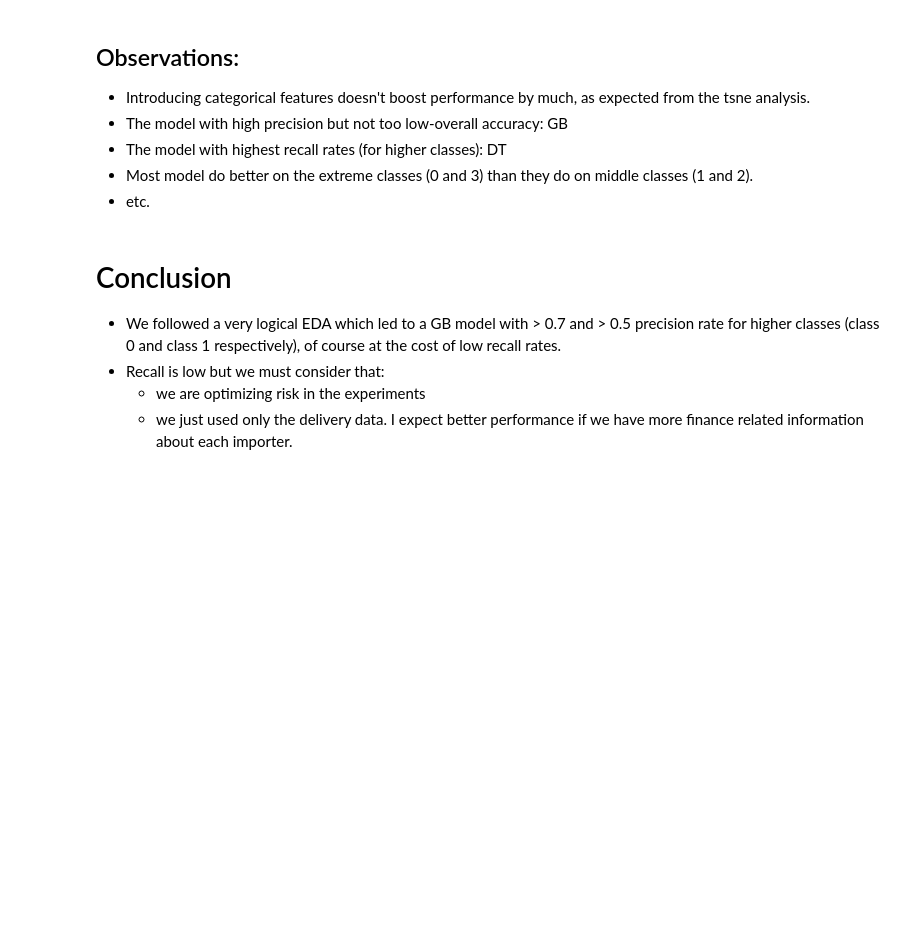
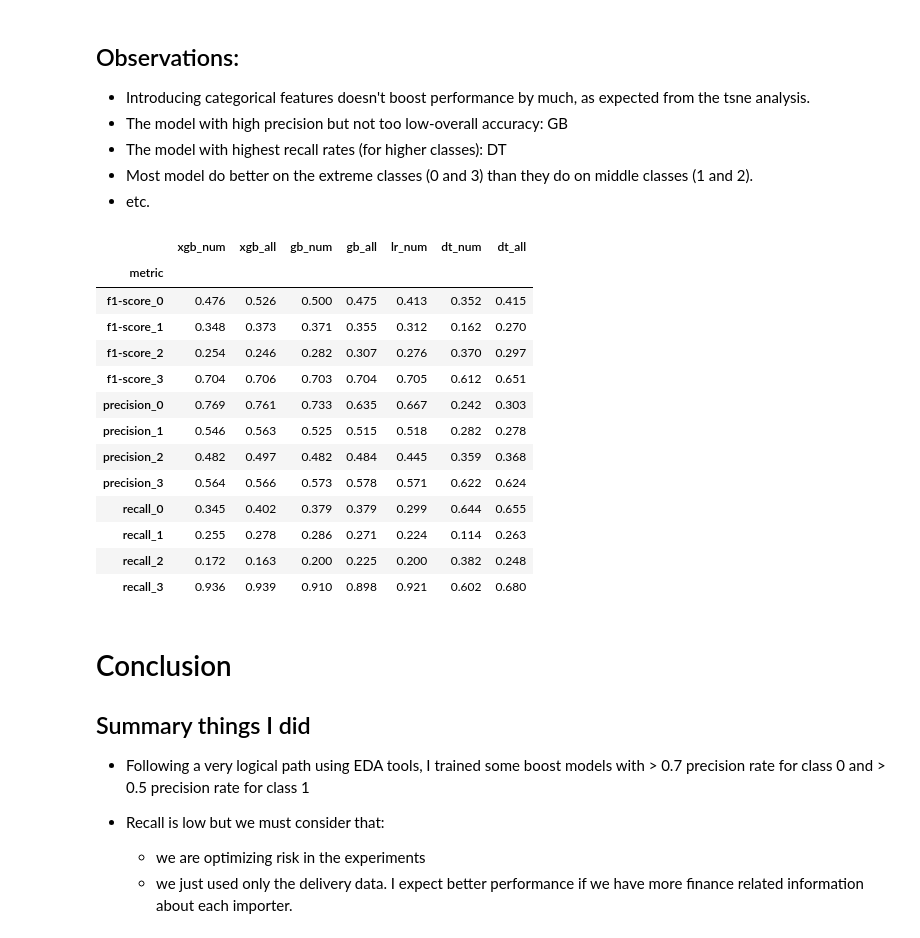
Before and after one commit to xtfocus/impgenius, a Jupyter notebook: notebooks/Skills Test Data Scientist.ipynb, the cells around one changed output. Saved outputs shown, nothing was run; the diff lists cells and outputs as text; code cells hidden in the pictures; blank space fills up the shorter version.

```diff
--- a/notebooks/Skills Test Data Scientist.ipynb
+++ b/notebooks/Skills Test Data Scientist.ipynb
@@ -906,6 +893,6 @@ dt_best.fit(X_train, y_train)
 y_val_pred_dt = dt_best.predict(X_val).astype(int)
 
 # Generate the classification report
-dt_report = classification_report(y_val, y_val_pred_dt)
-print(dt_report)
+dt_report_num = classification_report(y_val, y_val_pred_dt, output_dict=True)
+display(pd.DataFrame(dt_report_num))
 # %% [output]
@@ -1061,0 +1000,7 @@ weighted avg       0.48      0.49      0.47      1550
+# %%
+gb_best_params = hyperopt.space_eval(gb_space, gb_best_result)
+gb_best = GradientBoostingClassifier(random_state=0, **gb_best_params)
+gb_best.fit(X_train, y_train)
+y_val_pred_gb = gb_best.predict(X_val).astype(int)
+gb_report_all = classification_report(y_val, y_val_pred_gb, output_dict=True)
+display(pd.DataFrame(gb_report_all))
@@ -1061,0 +1041,13 @@ weighted avg       0.48      0.49      0.47      1550
+# %%
+dt_best_params = hyperopt.space_eval(dt_space, dt_best_result)
+
+# Train the final model with the best hyperparameters
+dt_best = DecisionTreeClassifier(random_state=0, **dt_best_params)
+dt_best.fit(X_train, y_train)
+
+# Predict on the validation set with the best model
+y_val_pred_dt = dt_best.predict(X_val).astype(int)
+
+# Generate the classification report
+dt_report_all = classification_report(y_val, y_val_pred_dt, output_dict=True)
+display(dt_report_all)
@@ -1066,9 +1076,49 @@ weighted avg       0.48      0.49      0.47      1550
 - The model with highest recall rates (for higher classes): DT
 - Most model do better on the extreme classes (0 and 3) than they do on middle classes (1 and 2).
 - etc.
+# %%
+# Create a styled table for easy comparison
+all_performance = []
+
+for report, model_name in zip([xgb_report_num, xgb_report_all, gb_report_num,
+                               gb_report_all, lr_report_num, dt_report_num, dt_report_all],
+                              ['xgb_num', 'xgb_all', 'gb_num',
+                               'gb_all', 'lr_num', 'dt_num', 'dt_all']
+                             ):
+    report_df = classification_report_df(report, model_name, n_classes=4)
+
+    all_performance.append(report_df)
+
+
+all_performance_df = pd.concat([df.set_index('metric') for df in all_performance],
+                               axis=1).sort_index()
+
+(all_performance_df
+ .style
+ .applymap(lambda x: f"background-color: rgba(0, 255, 0, {x})")
+ .format('{:.3f}'))
+# %% [output]
+|  | xgb_num | xgb_all | gb_num | gb_all | lr_num | dt_num | dt_all |
+| metric |  |  |  |  |  |  |  |
+| f1-score_0 | 0.476 | 0.526 | 0.500 | 0.475 | 0.413 | 0.352 | 0.415 |
+| f1-score_1 | 0.348 | 0.373 | 0.371 | 0.355 | 0.312 | 0.162 | 0.270 |
+| f1-score_2 | 0.254 | 0.246 | 0.282 | 0.307 | 0.276 | 0.370 | 0.297 |
+| f1-score_3 | 0.704 | 0.706 | 0.703 | 0.704 | 0.705 | 0.612 | 0.651 |
+| precision_0 | 0.769 | 0.761 | 0.733 | 0.635 | 0.667 | 0.242 | 0.303 |
+| precision_1 | 0.546 | 0.563 | 0.525 | 0.515 | 0.518 | 0.282 | 0.278 |
+| precision_2 | 0.482 | 0.497 | 0.482 | 0.484 | 0.445 | 0.359 | 0.368 |
+| precision_3 | 0.564 | 0.566 | 0.573 | 0.578 | 0.571 | 0.622 | 0.624 |
+| recall_0 | 0.345 | 0.402 | 0.379 | 0.379 | 0.299 | 0.644 | 0.655 |
+| recall_1 | 0.255 | 0.278 | 0.286 | 0.271 | 0.224 | 0.114 | 0.263 |
+| recall_2 | 0.172 | 0.163 | 0.200 | 0.225 | 0.200 | 0.382 | 0.248 |
+| recall_3 | 0.936 | 0.939 | 0.910 | 0.898 | 0.921 | 0.602 | 0.680 |
 # %% [markdown]
 # Conclusion
-- We followed a very logical EDA which led to a GB model with > 0.7 and > 0.5 precision rate for higher classes (class 0 and class 1 respectively), of course at the cost of low recall rates.
+
+## Summary things I did
+
+- Following a very logical path using EDA tools, I trained some boost models with > 0.7 precision rate for class 0 and > 0.5 precision rate for class 1
+
 - Recall is low but we must consider that:
     - we are optimizing risk in the experiments
     - we just used only the delivery data. I expect better performance if we have more finance related information about each importer.
```
Also changed, not shown: parts of 40 cells of this notebook, 5 other files.
